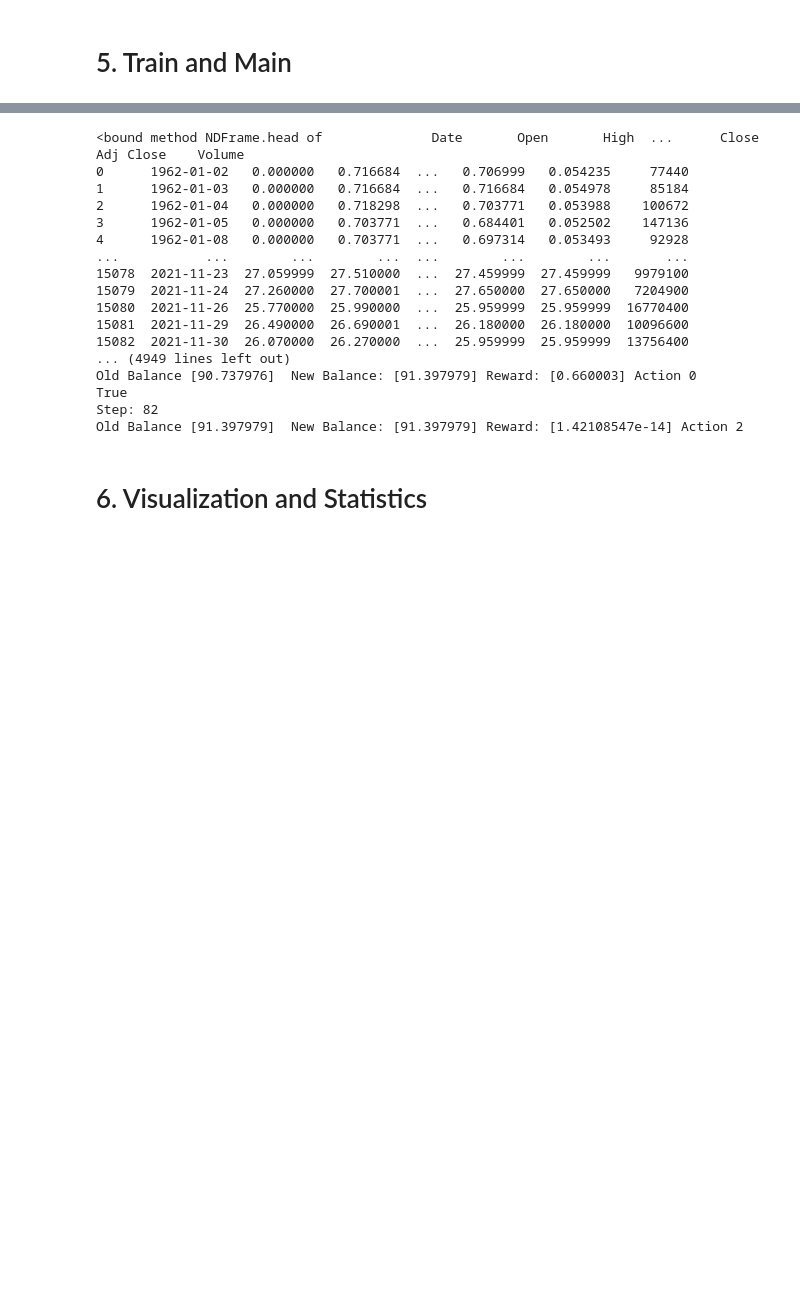
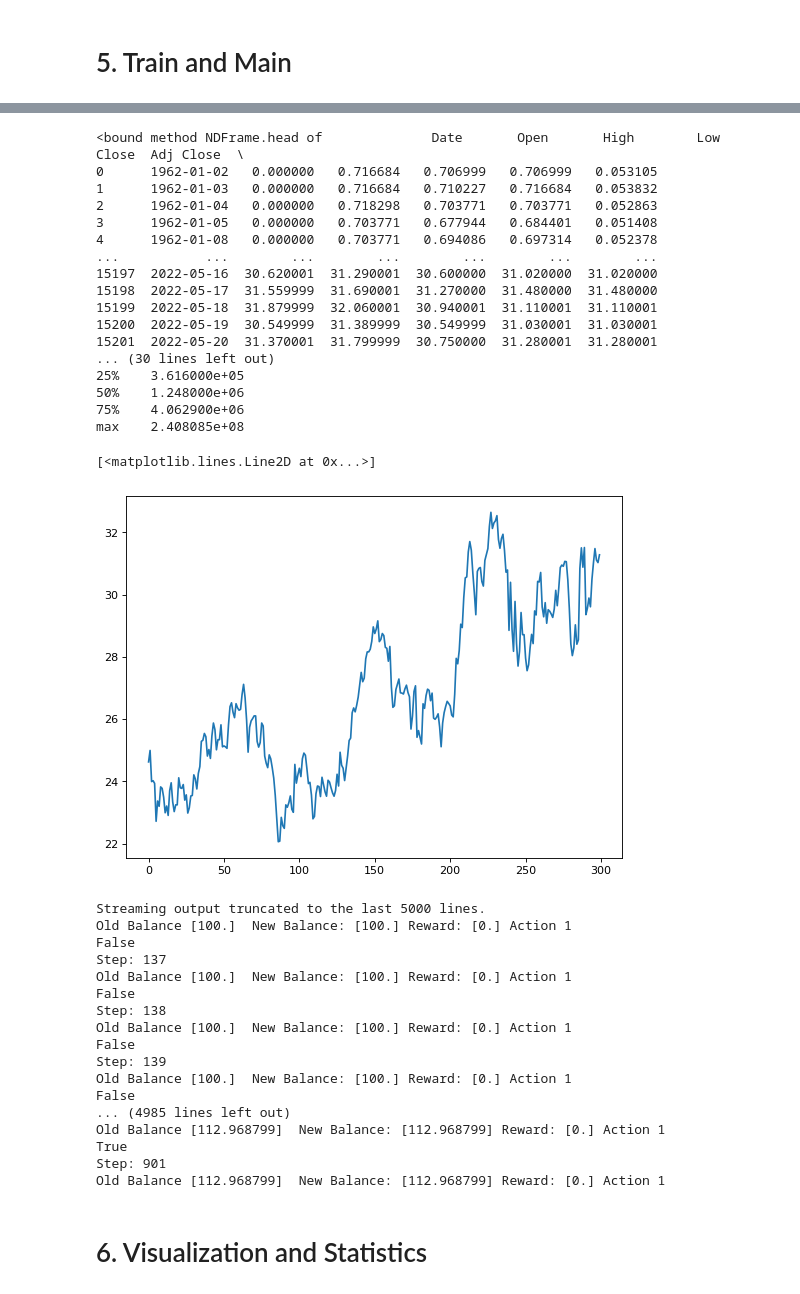
Before and after one commit to KonstantinQuant/trading_bot, a Jupyter notebook: DeepQLearningTradingBot.ipynb, the cells around one changed output, grey strips where cells are left out. Drawn from its saved outputs; the diff is of its cells as text; code cells hidden in the pictures; blank space fills up the shorter version.

```diff
--- a/DeepQLearningTradingBot.ipynb
+++ b/DeepQLearningTradingBot.ipynb
@@ -430,17 +430,41 @@ max       79.750000     79.769997  ...     38.516399  2.408085e+08
+# %%
+figure(figsize=(8, 6), dpi=80)
+plt.plot(getData()[-300:])
+# %% [output]
+<bound method NDFrame.head of              Date       Open       High        Low      Close  Adj Close  \
+0      1962-01-02   0.000000   0.716684   0.706999   0.706999   0.053105
+1      1962-01-03   0.000000   0.716684   0.710227   0.716684   0.053832
+2      1962-01-04   0.000000   0.718298   0.703771   0.703771   0.052863
+3      1962-01-05   0.000000   0.703771   0.677944   0.684401   0.051408
+4      1962-01-08   0.000000   0.703771   0.694086   0.697314   0.052378
+...           ...        ...        ...        ...        ...        ...
+15197  2022-05-16  30.620001  31.290001  30.600000  31.020000  31.020000
+15198  2022-05-17  31.559999  31.690001  31.270000  31.480000  31.480000
+15199  2022-05-18  31.879999  32.060001  30.940001  31.110001  31.110001
+15200  2022-05-19  30.549999  31.389999  30.549999  31.030001  31.030001
+15201  2022-05-20  31.370001  31.799999  30.750000  31.280001  31.280001
+... (30 lines left out)
+25%    3.616000e+05
+50%    1.248000e+06
+75%    4.062900e+06
+max    2.408085e+08
+[<matplotlib.lines.Line2D at 0x...>]
+[figure, added]
 # %%
 #data = getData()[7000:]
 
-data = getData()[15000:]
+train = getData()[14000:len(getData())-300]
+test = getData()[-300:]
 
 
-env = TradingEnvironment(data, 100) # Create the Environment
+trainEnv = TradingEnvironment(train, 100) # Create the Environment
 
-scaler = get_scaler(env) # get the scaler object for the replay function
+scaler = get_scaler(trainEnv) # get the scaler object for the replay function
 
 state_dim = 1*2+1
 gordongecko = TradingAgent(state_dim) # Create the Agent
 
-EPISODES = 20 # Adjust as wished
+EPISODES = 15 # Adjust as wished
 
 returns_ = list()
 actions_ = list()
@@ -448,27 +472,27 @@ actions_ = list()
 # Perform training
 for e in range(EPISODES):
   print("Episode:",e)
-  balances, actions = play_episode(gordongecko, env, True, scaler, EPISODES, data.shape[0])
+  balances, actions = play_episode(gordongecko, trainEnv, True, scaler, EPISODES, train.shape[0])
   returns_.append(balances)
   actions_.append(actions)
 # %% [output]
-<bound method NDFrame.head of              Date       Open       High  ...      Close  Adj Close    Volume
-0      1962-01-02   0.000000   0.716684  ...   0.706999   0.054235     77440
-1      1962-01-03   0.000000   0.716684  ...   0.716684   0.054978     85184
-2      1962-01-04   0.000000   0.718298  ...   0.703771   0.053988    100672
-3      1962-01-05   0.000000   0.703771  ...   0.684401   0.052502    147136
-4      1962-01-08   0.000000   0.703771  ...   0.697314   0.053493     92928
-...           ...        ...        ...  ...        ...        ...       ...
-15078  2021-11-23  27.059999  27.510000  ...  27.459999  27.459999   9979100
-15079  2021-11-24  27.260000  27.700001  ...  27.650000  27.650000   7204900
-15080  2021-11-26  25.770000  25.990000  ...  25.959999  25.959999  16770400
-15081  2021-11-29  26.490000  26.690001  ...  26.180000  26.180000  10096600
-15082  2021-11-30  26.070000  26.270000  ...  25.959999  25.959999  13756400
-... (4949 lines left out)
-Old Balance [90.737976]  New Balance: [91.397979] Reward: [0.660003] Action 0
+Streaming output truncated to the last 5000 lines.
+Old Balance [100.]  New Balance: [100.] Reward: [0.] Action 1
+False
+Step: 137
+Old Balance [100.]  New Balance: [100.] Reward: [0.] Action 1
+False
+Step: 138
+Old Balance [100.]  New Balance: [100.] Reward: [0.] Action 1
+False
+Step: 139
+Old Balance [100.]  New Balance: [100.] Reward: [0.] Action 1
+False
+... (4985 lines left out)
+Old Balance [112.968799]  New Balance: [112.968799] Reward: [0.] Action 1
 True
-Step: 82
-Old Balance [91.397979]  New Balance: [91.397979] Reward: [1.42108547e-14] Action 2
+Step: 901
+Old Balance [112.968799]  New Balance: [112.968799] Reward: [0.] Action 1
 # %% [markdown]
 # 6. Visualization and Statistics
 # %%
```
Also changed, not shown: parts of 8 cells of this notebook.
